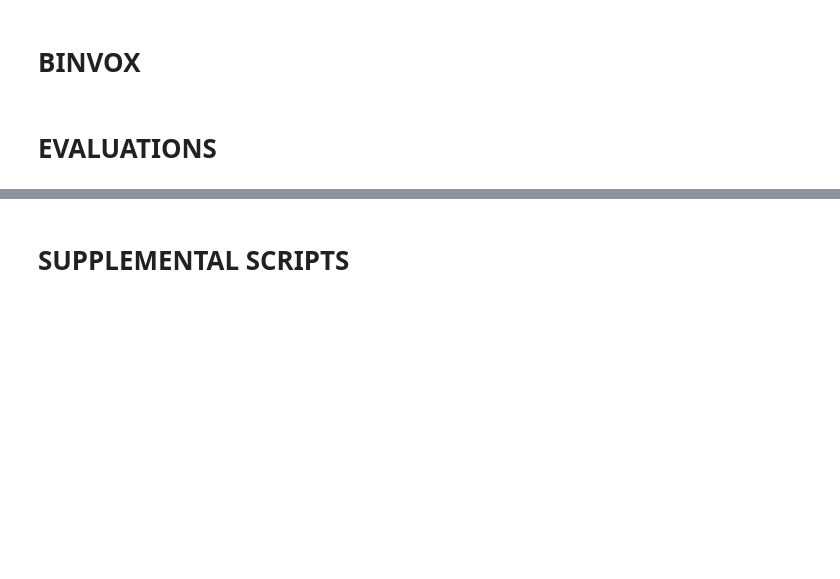
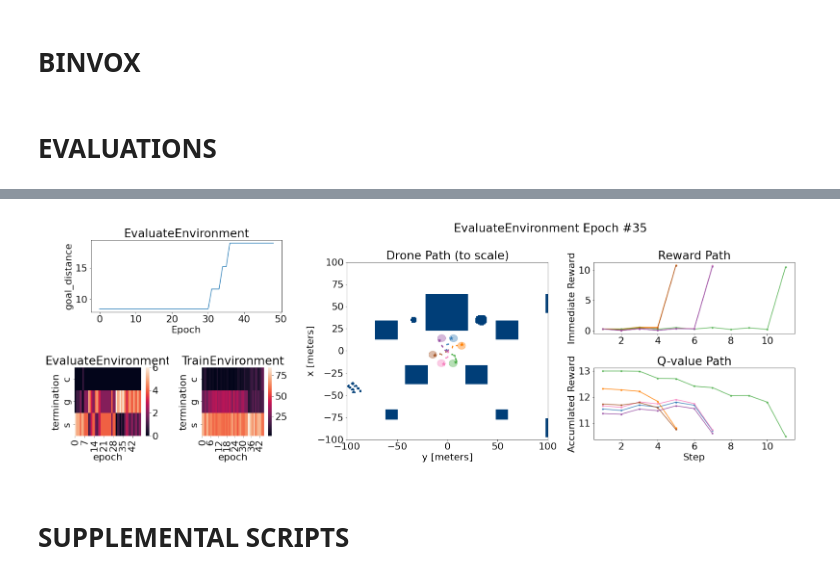
Before and after one commit to WreckItTim/rl_drone, a Jupyter notebook: Evaluation_Notebook.ipynb, the cells around one changed output, grey strips where cells are left out. Saved outputs shown, nothing was run; the diff lists cells and outputs as text; code cells hidden in the pictures; blank space fills up the shorter version.

```diff
--- a/Evaluation_Notebook.ipynb
+++ b/Evaluation_Notebook.ipynb
@@ -470,3 +536,24 @@ for instance in path_instances:
+# %%
+img1 = np.asarray(Image.open(plot_dir + 'EvaluateEnvironment_goal_distance.png'))
+img2 = np.asarray(Image.open(plot_dir + 'EvaluateEnvironment_best_path.png'))
+img3 = np.asarray(Image.open(plot_dir + 'EvaluateEnvironment_termination_reason.png'))
+img4 = np.asarray(Image.open(plot_dir + 'TrainEnvironment_termination_reason.png'))
+
+gshape = [img2.shape[0], img1.shape[1] + img2.shape[1], 4]
+gimg = np.zeros(gshape, dtype=np.uint8)
+gimg[:img1.shape[0],:img1.shape[1],:] = img1
+gimg[:,img1.shape[1]:,:] = img2
+gimg[img1.shape[0]:,:img3.shape[1],:] = img3
+gimg[img1.shape[0]:,img3.shape[1]:img1.shape[1],:] = img4
+
+plt.imshow(gimg)
+plt.axis('off')
+fig = plt.gcf()
+fig.set_size_inches(24, 8)
+plt.tight_layout()
+plt.show()
+# %% [output]
+[figure, added]
 # %% [markdown]
 # SUPPLEMENTAL SCRIPTS
 # %%
```
Also changed, not shown: parts of 15 cells of this notebook.
